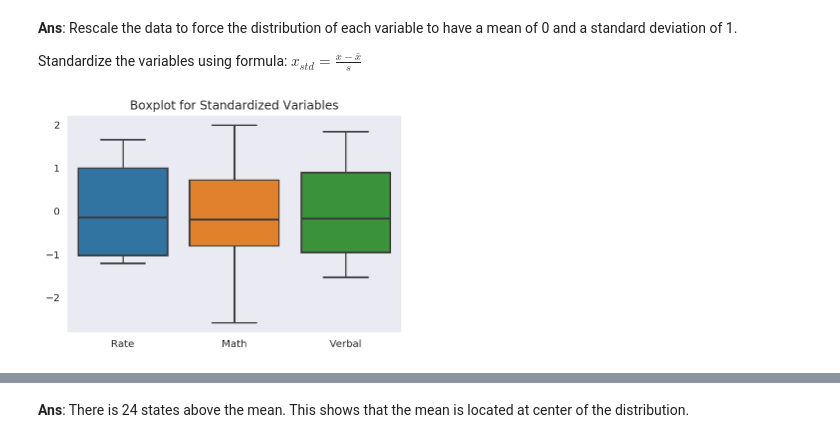
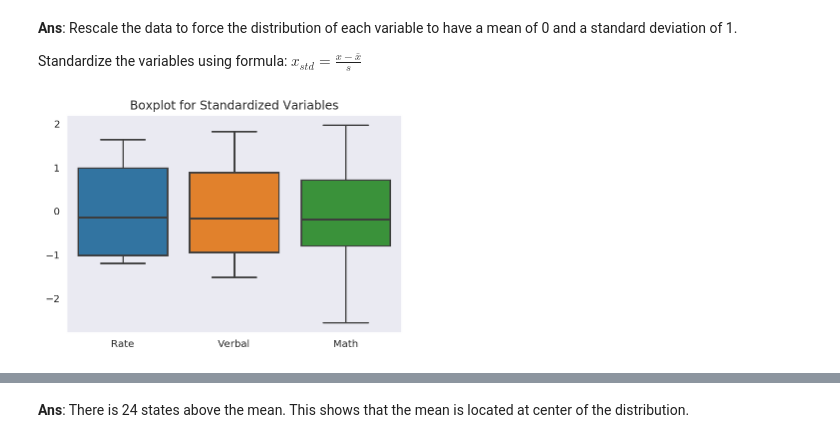
Before and after one commit to ppeyliang/EDA, a Jupyter notebook: eda.ipynb, the cells around one changed output, grey strips where cells are left out. Saved outputs shown, nothing was run; the diff lists cells and outputs as text; code cells hidden in the pictures.

```diff
--- a/eda.ipynb
+++ b/eda.ipynb
@@ -245,21 +245,16 @@ Think about how you might change the variables so that they would make sense on
 Rescale the data to force the distribution of each variable to have a mean of 0 and a standard deviation of 1.
 
 Standardize the variables using formula: $\displaystyle x_{std} = \frac{x - \bar{x}}{s}$
-# %%
-# Standardize all variables.
-verbal_s = (df['Verbal'].values - np.mean(df['Verbal'])) / np.std(df['Verbal'])
-math_s = (df['Math'].values - np.mean(df['Math'])) / np.std(df['Math'])
-rate_s = (df['Rate'].values - np.mean(df['Rate'])) / np.std(df['Rate'])
-
-# Construct a new DataFrame using the standardized variables.
-df_s = pd.DataFrame({'Rate': rate_s, 'Math': math_s, 'Verbal': verbal_s})
-
-# Plot the new DataFrame.
-sns.boxplot(data=df_s)
-plt.title('Boxplot for Standardized Variables')
-plt.show()
-# %% [output]
-[figure, removed]
+# %%
+# Create DataFrame for Standardize variables.
+df_stand = (df.iloc[:,1:] - df.mean()) / df.std()
+
+# Plot the new DataFrame.
+sns.boxplot(data=df_stand)
+plt.title('Boxplot for Standardized Variables')
+plt.show()
+# %% [output]
+[figure, added]
 # %% [markdown]
 <img src="http://imgur.com/l5NasQj.png" style="float: left; margin: 25px 15px 0px 0px; height: 25px">
 
```
